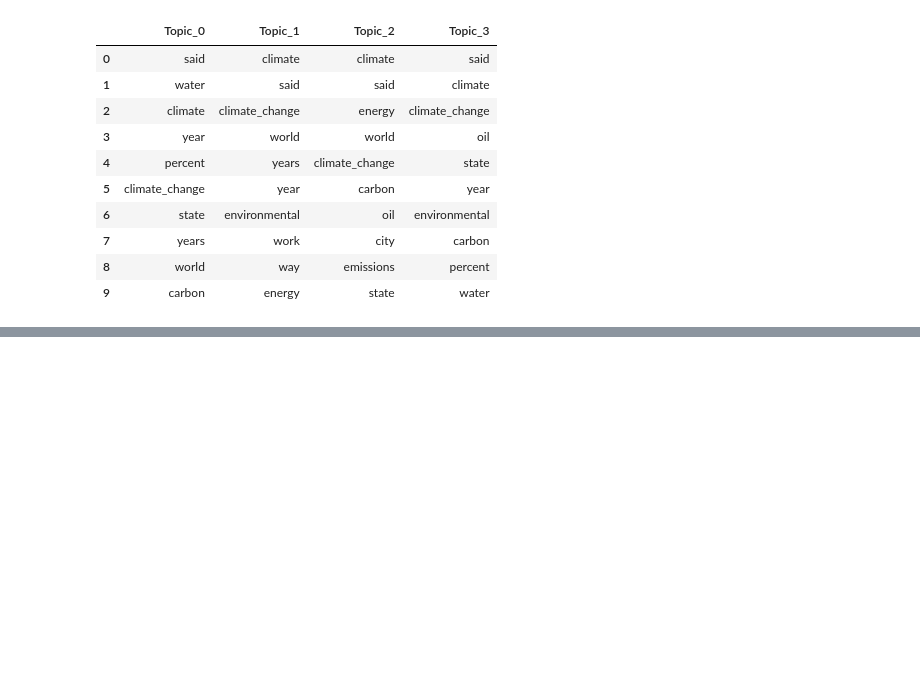
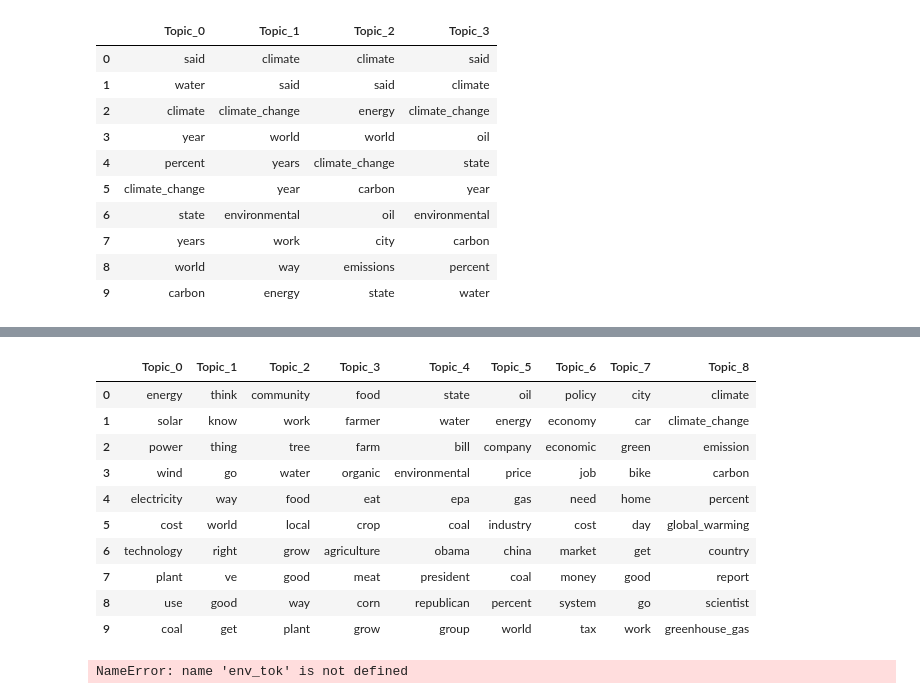
Before and after one commit to mikepackard415/Scientific-Environmental-Discourse, a Jupyter notebook: Programs/Topic Modeling.ipynb, the cells around one changed output, grey strips where cells are left out. Cells and saved outputs as stored; diff of their text form; code cells hidden in the pictures; blank space fills up the shorter version.

```diff
--- a/Programs/Topic Modeling.ipynb
+++ b/Programs/Topic Modeling.ipynb
@@ -84,7 +84,7 @@ def normalizeTokens(word_list, extra_stop=[], model=nlp, lemma=True, MAX_LEN=150
     # since we're only normalizing, I remove RAM intensive operations and increase max text size
 
     model.max_length = MAX_LEN
-    doc = model(word_list.lower(), disable=["parser", "tagger", "ner"])
+    doc = model(word_list.lower(), disable=["parser", "ner"])
 
     if len(extra_stop) > 0:
         for stopword in extra_stop:
@@ -787,0 +785,10 @@ bikes bike
+# %%
+#2007 - 6 topics
+lda = models.ldamodel.LdaModel.load('../Data/Environmental Discourse/Single-Year-TMs/Models/tm_07_06')
+
+topicsDict = {}
+for topicNum in range(lda.num_topics):
+    topicWords = [w for w, p in lda.show_topic(topicNum)]
+    topicsDict['Topic_{}'.format(topicNum)] = topicWords
+
+pd.DataFrame(topicsDict)
@@ -787,0 +807,10 @@ bikes bike
+# %%
+#2013 - 6 topics
+lda = models.ldamodel.LdaModel.load('../Data/Environmental Discourse/Single-Year-TMs/Models/tm_13_06')
+
+topicsDict = {}
+for topicNum in range(lda.num_topics):
+    topicWords = [w for w, p in lda.show_topic(topicNum)]
+    topicsDict['Topic_{}'.format(topicNum)] = topicWords
+
+pd.DataFrame(topicsDict)
@@ -787,0 +829,11 @@ bikes bike
+# %%
+# Full training data, 6 topics
+#2013 - 6 topics
+lda = models.ldamodel.LdaModel.load('../Data/Environmental Discourse/Full-TMs/Models/tm_06')
+
+topicsDict = {}
+for topicNum in range(lda.num_topics):
+    topicWords = [w for w, p in lda.show_topic(topicNum)]
+    topicsDict['Topic_{}'.format(topicNum)] = topicWords
+
+pd.DataFrame(topicsDict)
@@ -787,0 +870,24 @@ bikes bike
+# %%
+# Maybe 9 is a good number?
+# Full training data, 9 topics
+#2013 - 6 topics
+lda = models.ldamodel.LdaModel.load('../Data/Environmental Discourse/Full-TMs/Models/tm_09')
+
+topicsDict = {}
+for topicNum in range(lda.num_topics):
+    topicWords = [w for w, p in lda.show_topic(topicNum)]
+    topicsDict['Topic_{}'.format(topicNum)] = topicWords
+
+pd.DataFrame(topicsDict)
+# %% [output]
+|  | Topic_0 | Topic_1 | Topic_2 | Topic_3 | Topic_4 | Topic_5 | Topic_6 | Topic_7 | Topic_8 |
+| 0 | energy | think | community | food | state | oil | policy | city | climate |
+| 1 | solar | know | work | farmer | water | energy | economy | car | climate_change |
+| 2 | power | thing | tree | farm | bill | company | economic | green | emission |
+| 3 | wind | go | water | organic | environmental | price | job | bike | carbon |
+| 4 | electricity | way | food | eat | epa | gas | need | home | percent |
+| 5 | cost | world | local | crop | coal | industry | cost | day | global_warming |
+| 6 | technology | right | grow | agriculture | obama | china | market | get | country |
+| 7 | plant | ve | good | meat | president | coal | money | good | report |
+| 8 | use | good | way | corn | republican | percent | system | go | scientist |
+| 9 | coal | get | plant | grow | group | world | tax | work | greenhouse_gas |
@@ -787,0 +904,4 @@ bikes bike
+# %%
+env_tok
+# %% [output]
+NameError: name 'env_tok' is not defined
```
Also changed, not shown: parts of 25 cells of this notebook, 3 other files.
